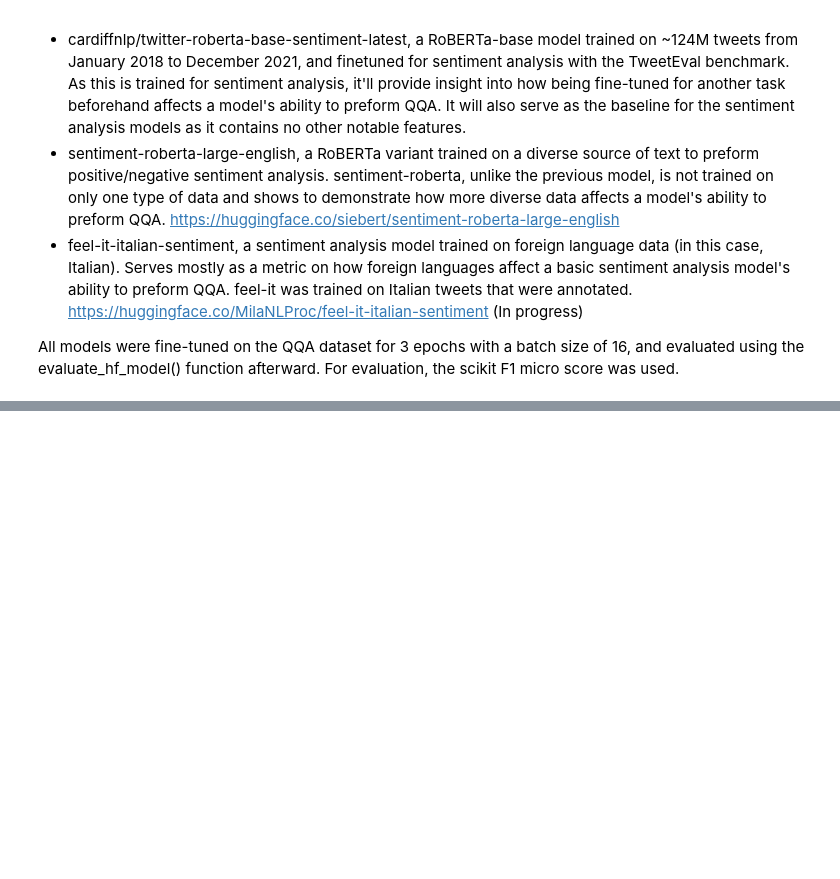
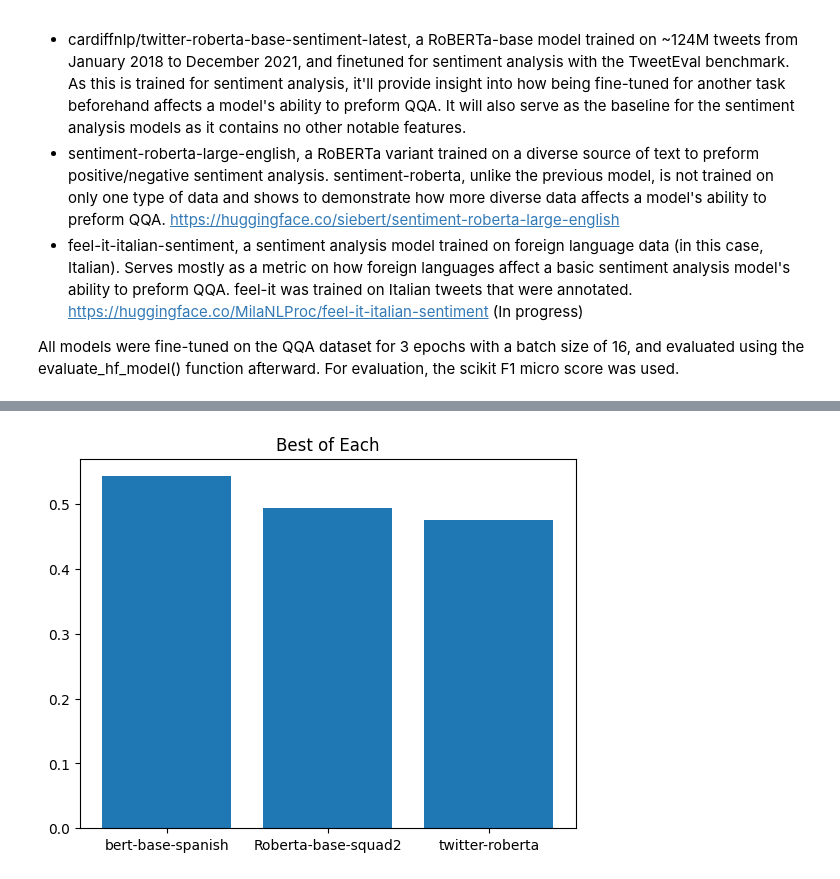
Before and after one commit to giev7074/NLPGroup5, a Jupyter notebook: Project3Code.ipynb, the cells around one changed output, grey strips where cells are left out. Saved outputs shown, nothing was run; the diff lists cells and outputs as text; code cells hidden in the pictures; blank space fills up the shorter version.

```diff
--- a/Project3Code.ipynb
+++ b/Project3Code.ipynb
@@ -566,0 +590,31 @@ plt.show()
+# %%
+best = [
+    #Baseline, masked language
+    ["bert-base-spanish", 0.5432098765432098],
+
+    #Squad
+    ['Roberta-base-squad2', 0.49382716049382713],
+
+    #Sentiment Analysis
+    ["twitter-roberta", 0.47530864197530864],
+]
+
+#X points for plotting
+xpoints1 = np.linspace(1, len(best), len(best))
+ypoints1 = np.zeros(len(best))
+
+countModels1 = 0
+names1 = []
+for k in range(len(best)):
+    model, acc = best[k]
+    countModels += 1
+    ypoints1[k] = acc
+    names1.append(model)
+
+#Set plot and plot
+plt.title("Best of Each")
+plt.xticks(xpoints1, names1)
+plt.bar(xpoints1, ypoints1)
+plt.show()
+# %% [output]
+[figure, added]
```
Also changed, not shown: parts of 6 cells of this notebook.
